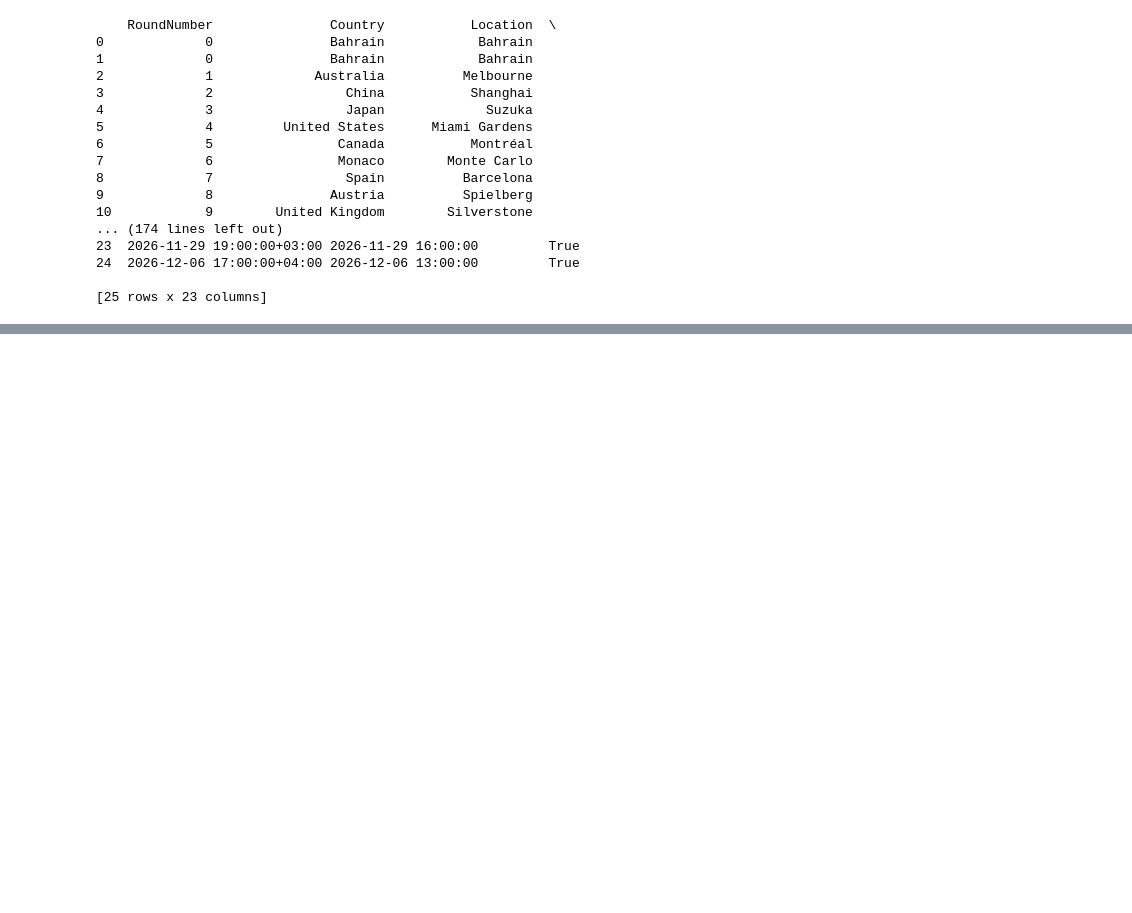
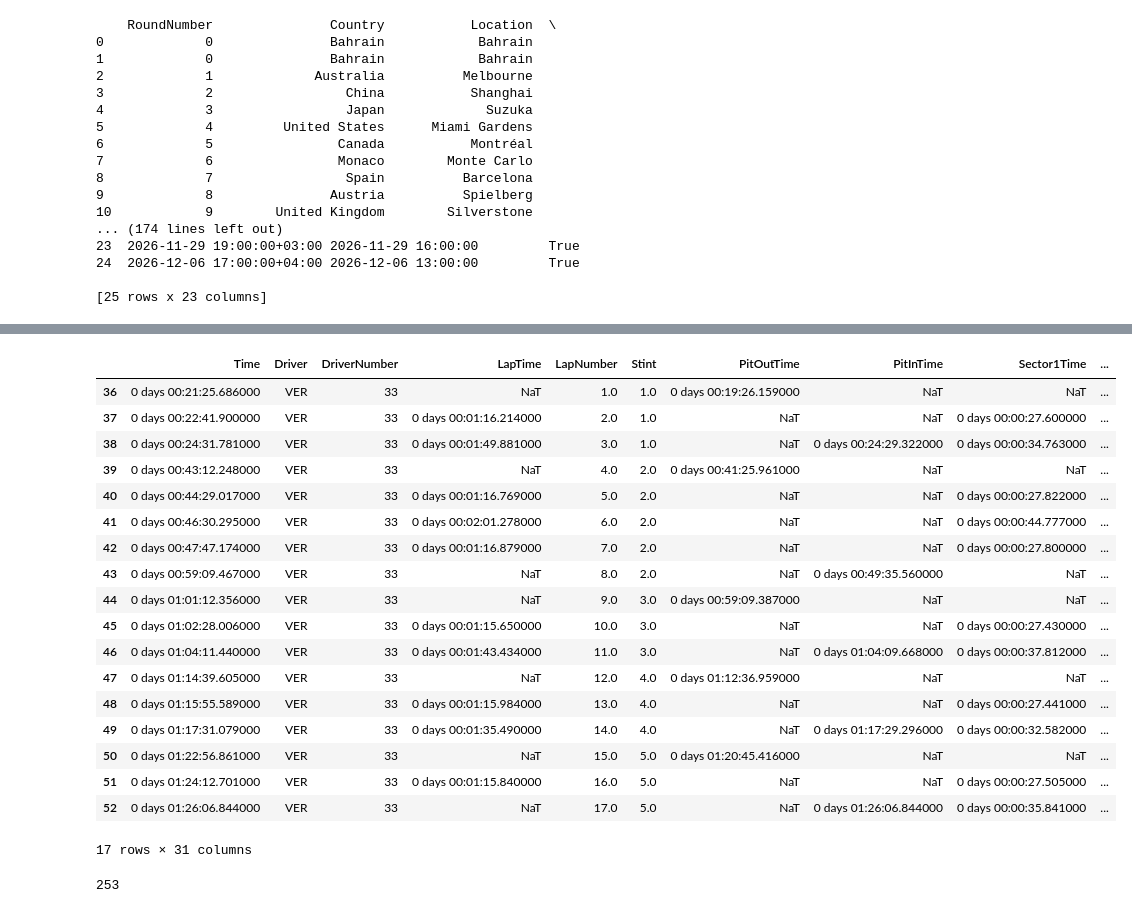
Before and after one commit to skygr0u/F1-Telemetry, a Jupyter notebook: notebooks/data.ipynb, the cells around one changed output, grey strips where cells are left out. Cells and saved outputs as stored; diff of their text form; code cells hidden in the pictures; blank space fills up the shorter version.

Commit message:
Initial session exploration

```diff
--- a/notebooks/data.ipynb
+++ b/notebooks/data.ipynb
@@ -56,0 +120,3 @@ print(schedule)
+# %%
+session = fastf1.get_session(2021, 'Singapore', 'Q')
+session.load()
@@ -56,0 +141,27 @@ print(schedule)
+# %%
+session.laps.pick_driver('VER')
+# %% [output]
+|  | Time | Driver | DriverNumber | LapTime | LapNumber | Stint | PitOutTime | PitInTime | Sector1Time | ... |
+| 36 | 0 days 00:21:25.686000 | VER | 33 | NaT | 1.0 | 1.0 | 0 days 00:19:26.159000 | NaT | NaT | ... |
+| 37 | 0 days 00:22:41.900000 | VER | 33 | 0 days 00:01:16.214000 | 2.0 | 1.0 | NaT | NaT | 0 days 00:00:27.600000 | ... |
+| 38 | 0 days 00:24:31.781000 | VER | 33 | 0 days 00:01:49.881000 | 3.0 | 1.0 | NaT | 0 days 00:24:29.322000 | 0 days 00:00:34.763000 | ... |
+| 39 | 0 days 00:43:12.248000 | VER | 33 | NaT | 4.0 | 2.0 | 0 days 00:41:25.961000 | NaT | NaT | ... |
+| 40 | 0 days 00:44:29.017000 | VER | 33 | 0 days 00:01:16.769000 | 5.0 | 2.0 | NaT | NaT | 0 days 00:00:27.822000 | ... |
+| 41 | 0 days 00:46:30.295000 | VER | 33 | 0 days 00:02:01.278000 | 6.0 | 2.0 | NaT | NaT | 0 days 00:00:44.777000 | ... |
+| 42 | 0 days 00:47:47.174000 | VER | 33 | 0 days 00:01:16.879000 | 7.0 | 2.0 | NaT | NaT | 0 days 00:00:27.800000 | ... |
+| 43 | 0 days 00:59:09.467000 | VER | 33 | NaT | 8.0 | 2.0 | NaT | 0 days 00:49:35.560000 | NaT | ... |
+| 44 | 0 days 01:01:12.356000 | VER | 33 | NaT | 9.0 | 3.0 | 0 days 00:59:09.387000 | NaT | NaT | ... |
+| 45 | 0 days 01:02:28.006000 | VER | 33 | 0 days 00:01:15.650000 | 10.0 | 3.0 | NaT | NaT | 0 days 00:00:27.430000 | ... |
+| 46 | 0 days 01:04:11.440000 | VER | 33 | 0 days 00:01:43.434000 | 11.0 | 3.0 | NaT | 0 days 01:04:09.668000 | 0 days 00:00:37.812000 | ... |
+| 47 | 0 days 01:14:39.605000 | VER | 33 | NaT | 12.0 | 4.0 | 0 days 01:12:36.959000 | NaT | NaT | ... |
+| 48 | 0 days 01:15:55.589000 | VER | 33 | 0 days 00:01:15.984000 | 13.0 | 4.0 | NaT | NaT | 0 days 00:00:27.441000 | ... |
+| 49 | 0 days 01:17:31.079000 | VER | 33 | 0 days 00:01:35.490000 | 14.0 | 4.0 | NaT | 0 days 01:17:29.296000 | 0 days 00:00:32.582000 | ... |
+| 50 | 0 days 01:22:56.861000 | VER | 33 | NaT | 15.0 | 5.0 | 0 days 01:20:45.416000 | NaT | NaT | ... |
+| 51 | 0 days 01:24:12.701000 | VER | 33 | 0 days 00:01:15.840000 | 16.0 | 5.0 | NaT | NaT | 0 days 00:00:27.505000 | ... |
+| 52 | 0 days 01:26:06.844000 | VER | 33 | NaT | 17.0 | 5.0 | NaT | 0 days 01:26:06.844000 | 0 days 00:00:35.841000 | ... |
+17 rows × 31 columns
+# %%
+session.laps['Position'].isna().sum()
+len(session.laps)
+# %% [output]
+253
```
Also changed, not shown: parts of 6 cells of this notebook, 1 other file.
